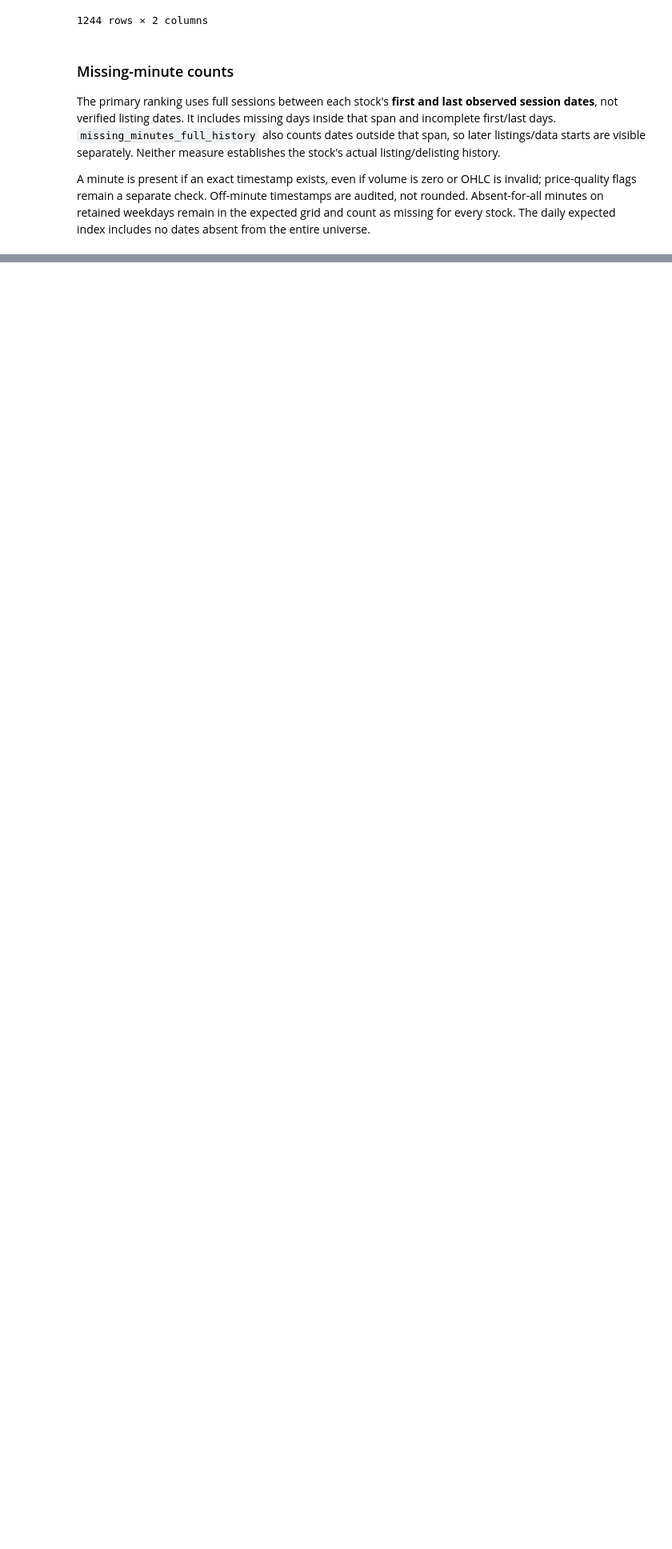
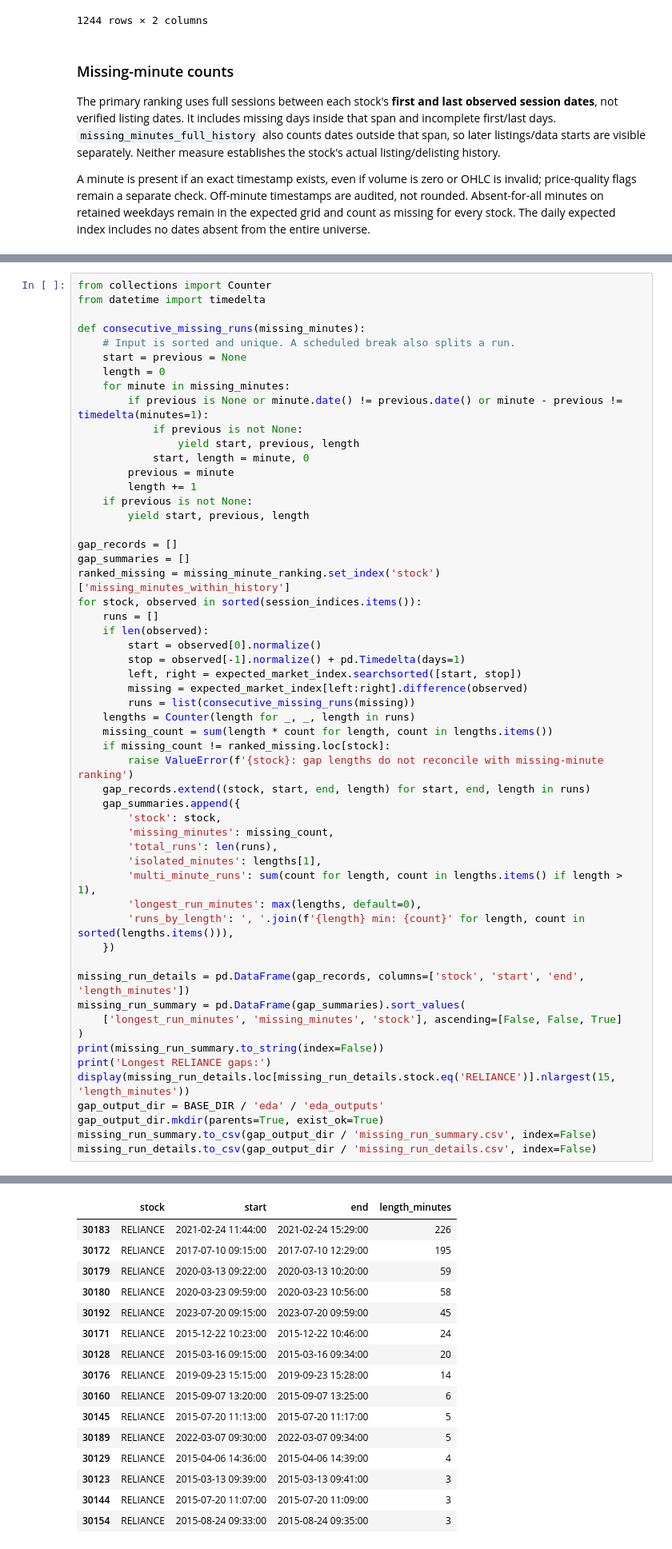
Before and after one commit to Princekumarofficial/potential-octo-sniffle, a Jupyter notebook: full_predictor/eda/eda.ipynb, the cells around one changed output, grey strips where cells are left out. Shown at 80% size. Drawn from its saved outputs; the diff is of its cells as text; blank space fills up the shorter version.

```diff
--- a/full_predictor/eda/eda.ipynb
+++ b/full_predictor/eda/eda.ipynb
@@ -674,0 +679,56 @@ Saved session audit, inferred schedule, excluded dates, daily gaps, expected min
+# %%
+from collections import Counter
+from datetime import timedelta
+
+def consecutive_missing_runs(missing_minutes):
+    # Input is sorted and unique. A scheduled break also splits a run.
+    start = previous = None
+    length = 0
+    for minute in missing_minutes:
+        if previous is None or minute.date() != previous.date() or minute - previous != timedelta(minutes=1):
+            if previous is not None:
+                yield start, previous, length
+            start, length = minute, 0
+        previous = minute
+        length += 1
+    if previous is not None:
+        yield start, previous, length
+
+gap_records = []
+gap_summaries = []
+ranked_missing = missing_minute_ranking.set_index('stock')['missing_minutes_within_history']
+for stock, observed in sorted(session_indices.items()):
+    runs = []
+    if len(observed):
+        start = observed[0].normalize()
+        stop = observed[-1].normalize() + pd.Timedelta(days=1)
+        left, right = expected_market_index.searchsorted([start, stop])
+        missing = expected_market_index[left:right].difference(observed)
+        runs = list(consecutive_missing_runs(missing))
+    lengths = Counter(length for _, _, length in runs)
+    missing_count = sum(length * count for length, count in lengths.items())
+    if missing_count != ranked_missing.loc[stock]:
+        raise ValueError(f'{stock}: gap lengths do not reconcile with missing-minute ranking')
+    gap_records.extend((stock, start, end, length) for start, end, length in runs)
+    gap_summaries.append({
+        'stock': stock,
+        'missing_minutes': missing_count,
+        'total_runs': len(runs),
+        'isolated_minutes': lengths[1],
+        'multi_minute_runs': sum(count for length, count in lengths.items() if length > 1),
+        'longest_run_minutes': max(lengths, default=0),
+        'runs_by_length': ', '.join(f'{length} min: {count}' for length, count in sorted(lengths.items())),
+    })
+
+missing_run_details = pd.DataFrame(gap_records, columns=['stock', 'start', 'end', 'length_minutes'])
+missing_run_summary = pd.DataFrame(gap_summaries).sort_values(
+    ['longest_run_minutes', 'missing_minutes', 'stock'], ascending=[False, False, True]
+)
+print(missing_run_summary.to_string(index=False))
+print('Longest RELIANCE gaps:')
+display(missing_run_details.loc[missing_run_details.stock.eq('RELIANCE')].nlargest(15, 'length_minutes'))
+gap_output_dir = BASE_DIR / 'eda' / 'eda_outputs'
+gap_output_dir.mkdir(parents=True, exist_ok=True)
+missing_run_summary.to_csv(gap_output_dir / 'missing_run_summary.csv', index=False)
+missing_run_details.to_csv(gap_output_dir / 'missing_run_details.csv', index=False)
+# %% [output]
@@ -675 +752,17 @@ Saved session audit, inferred schedule, excluded dates, daily gaps, expected min
+|  | stock | start | end | length_minutes |
+| 30183 | RELIANCE | 2021-02-24 11:44:00 | 2021-02-24 15:29:00 | 226 |
+| 30172 | RELIANCE | 2017-07-10 09:15:00 | 2017-07-10 12:29:00 | 195 |
+| 30179 | RELIANCE | 2020-03-13 09:22:00 | 2020-03-13 10:20:00 | 59 |
+| 30180 | RELIANCE | 2020-03-23 09:59:00 | 2020-03-23 10:56:00 | 58 |
+| 30192 | RELIANCE | 2023-07-20 09:15:00 | 2023-07-20 09:59:00 | 45 |
+| 30171 | RELIANCE | 2015-12-22 10:23:00 | 2015-12-22 10:46:00 | 24 |
+| 30128 | RELIANCE | 2015-03-16 09:15:00 | 2015-03-16 09:34:00 | 20 |
+| 30176 | RELIANCE | 2019-09-23 15:15:00 | 2019-09-23 15:28:00 | 14 |
+| 30160 | RELIANCE | 2015-09-07 13:20:00 | 2015-09-07 13:25:00 | 6 |
+| 30145 | RELIANCE | 2015-07-20 11:13:00 | 2015-07-20 11:17:00 | 5 |
+| 30189 | RELIANCE | 2022-03-07 09:30:00 | 2022-03-07 09:34:00 | 5 |
+| 30129 | RELIANCE | 2015-04-06 14:36:00 | 2015-04-06 14:39:00 | 4 |
+| 30123 | RELIANCE | 2015-03-13 09:39:00 | 2015-03-13 09:41:00 | 3 |
+| 30144 | RELIANCE | 2015-07-20 11:07:00 | 2015-07-20 11:09:00 | 3 |
+| 30154 | RELIANCE | 2015-08-24 09:33:00 | 2015-08-24 09:35:00 | 3 |
 # %% [markdown]
```
Also changed, not shown: parts of 9 cells of this notebook, 18 other files.
